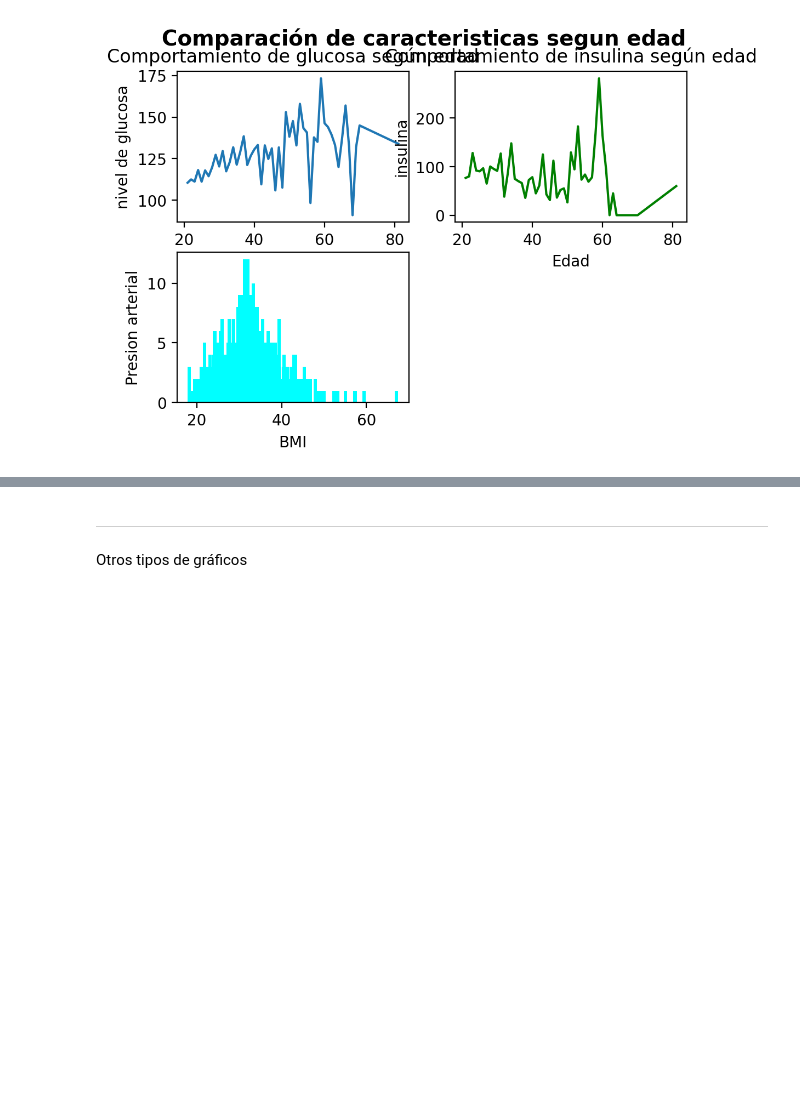
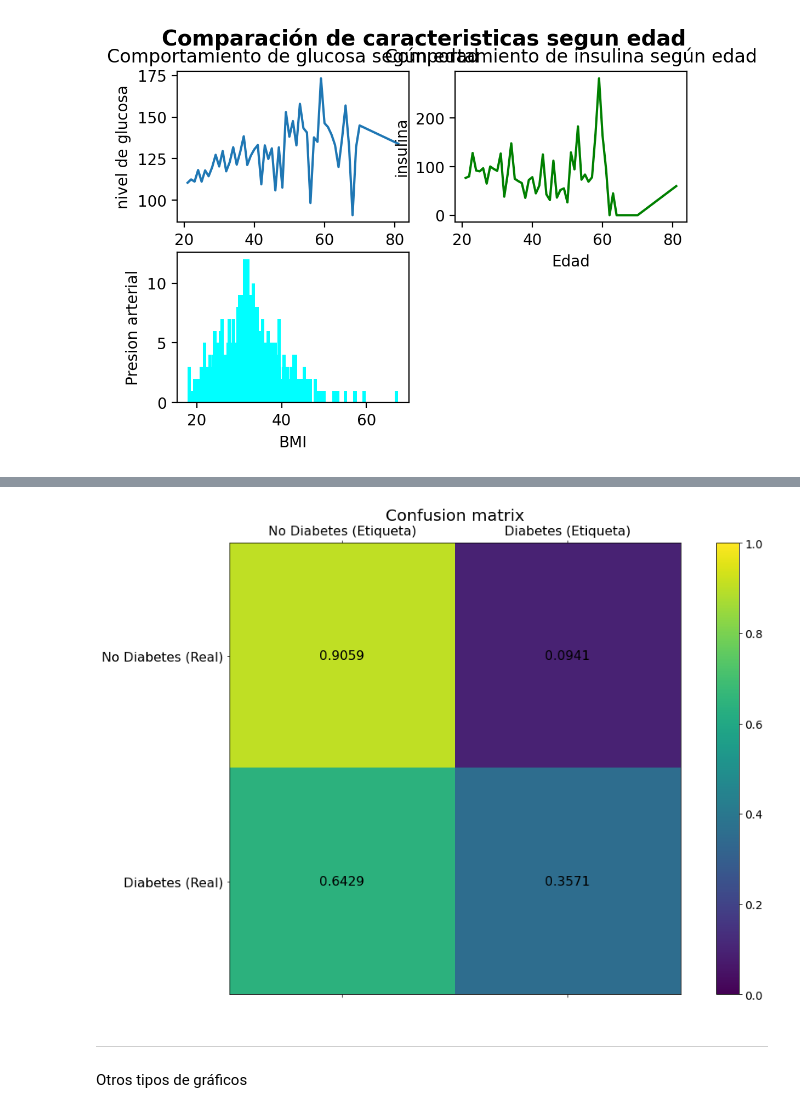
Before and after one commit to Elmatinho/DataScience_Unilever, a Jupyter notebook: Semana_3/Clases/Decimocuarta_clase_14_05_22.ipynb, the cells around one changed output, grey strips where cells are left out. Saved outputs shown, nothing was run; the diff lists cells and outputs as text; code cells hidden in the pictures; blank space fills up the shorter version.

```diff
--- a/Semana_3/Clases/Decimocuarta_clase_14_05_22.ipynb
+++ b/Semana_3/Clases/Decimocuarta_clase_14_05_22.ipynb
@@ -184,3 +264,26 @@ ax3.bar(databmi.index,databmi['BloodPressure'],color='cyan')
+# %%
+def plotCMa(cma,labels):
+    cma = cma/cma.sum(axis=1).reshape(-1,1)
+    f= plt.figure(figsize=(16, 10))
+    plt.matshow(cma, fignum=f.number)
+    plt.clim(0, 1)
+    cb = plt.colorbar()
+    cb.ax.tick_params(labelsize=14)
+    plt.title("Confusion matrix", fontsize=20)
+    plt.xticks(range(len(labels)), [f"{label} (Etiqueta)" for label in labels], fontsize=16)
+    plt.yticks(range(len(labels)), [f"{label} (Real)" for label in labels], fontsize=16)
+    ax = plt.gca()
+
+    for i in range(cma.shape[0]):
+        for j in range(cma.shape[1]):
+            value = cma[i][j]
+            ax.text(j,i,"{0:.4f}".format(value),ha="center", va="center", color="k", fontsize=16)
+
+    plt.show()
+# %%
+plotCMa(cm,['No Diabetes','Diabetes'])
+# %% [output]
+[figure, added]
 # %% [markdown]
 ---
 Otros tipos de gráficos
```
Also changed, not shown: parts of 15 cells of this notebook, 4 other files.
